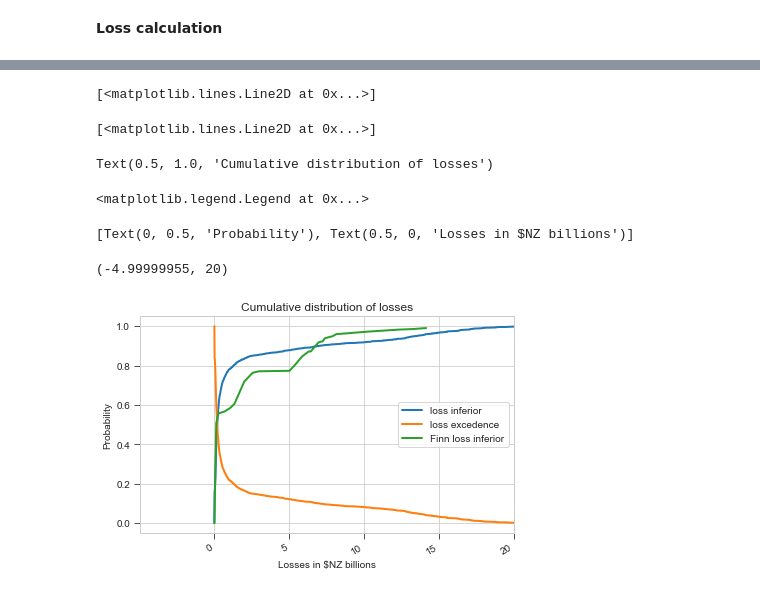
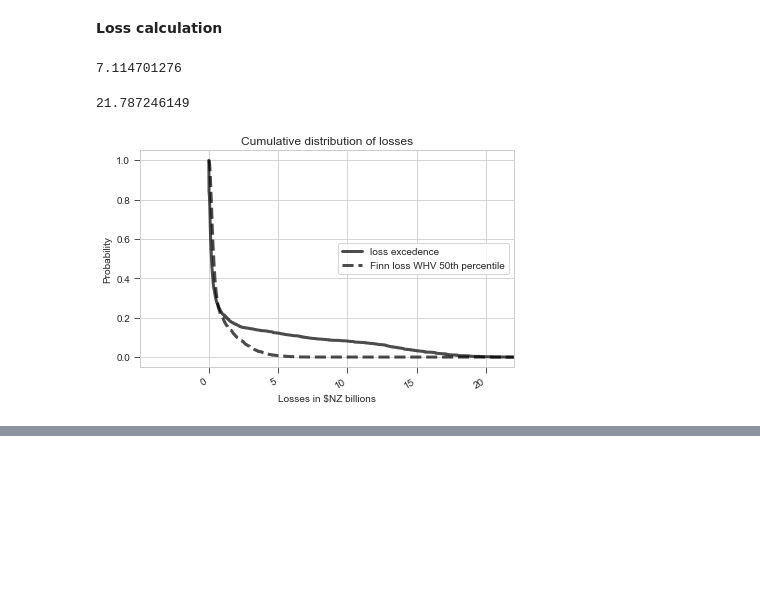
Before and after one commit to 37stu37/FFE, a Jupyter notebook: postprocessingFFE.ipynb, the cells around one changed output, grey strips where cells are left out. Cells and saved outputs as stored; diff of their text form; code cells hidden in the pictures; blank space fills up the shorter version.

```diff
--- a/postprocessingFFE.ipynb
+++ b/postprocessingFFE.ipynb
@@ -166,26 +172,35 @@ FinnProbability = np.array([0, 0.507380074, 0.556457565, 0.566789668, 0.58487084
+# %%
+max(dataFinn3000.ReplacementValue)/1e9
+max(ccDflossCum.Replacemen)/1e9
+# %% [output]
+7.114701276
+21.787246149
 # %%
+%%time
 lossLevels = np.arange(1000, 100e9, 10000)
 excLess = np.array([np.count_nonzero(ccDflossCum.Replacemen.values <= x) for x in lossLevels])/3000
 excMore = np.array([np.count_nonzero(ccDflossCum.Replacemen.values >= x) for x in lossLevels])/3000
 
 
 plt.style.use('seaborn-whitegrid')
 fig, (ax1) = plt.subplots(nrows=1, ncols=1)#, figsize=(15, 10))
 
-ax1.plot(lossLevels/1e9, excLess, linewidth=2, label='loss inferior')
-ax1.plot(lossLevels/1e9, excMore, linewidth=2, label='loss excedence')
-ax1.plot(FinnLosses/1e9, FinnProbability, linewidth=2, label='Finn loss inferior')
+# ax1.plot(lossLevels/1e9, excLess, linewidth=2, linestyle='label='loss inferior')
+ax1.plot(lossLevels/1e9, excMore, linewidth=3, linestyle='solid', alpha=0.7, color='black', label='loss excedence')
+# ax1.plot(FinnLosses/1e9, FinnProbability, linewidth=2, linestyle='dashed', label='Finn loss report')
+ax1.plot(lossLevels/1e9, excMoreFinn, linewidth=3, linestyle='dashed', alpha=0.7, color='black', label='Finn loss WHV 50th percentile')
 
 ax1.set_title('Cumulative distribution of losses')
 ax1.ticklabel_format(useOffset=False, style= 'scientific')
 ax1.tick_params(direction="out", length=6)
 ax1.legend(loc="center right", frameon=True)
 ax1.set(xlabel="Losses in $NZ billions", ylabel="Probability")
 # ax1.set_xscale('log')
-ax1.set_xlim([None, 20])
+ax1.set_xlim([None, 22])
 
 fig.autofmt_xdate()
 plt.tight_layout()
 plt.savefig(pathShapefile / 'ExcLosses.png', dpi=600)
 plt.show()
 # %% [output]
+[figure, new version]
@@ -193,10 +208,3 @@ plt.show()
-[<matplotlib.lines.Line2D at 0x...>]
-[<matplotlib.lines.Line2D at 0x...>]
-Text(0.5, 1.0, 'Cumulative distribution of losses')
-<matplotlib.legend.Legend at 0x...>
-[Text(0, 0.5, 'Probability'), Text(0.5, 0, 'Losses in $NZ billions')]
-(-4.99999955, 20)
-[figure, old version]
 # %%
 plt.style.use('seaborn-whitegrid')
 fig, (ax1) = plt.subplots(nrows=1, ncols=1)#, figsize=(15, 10))
```
Also changed, not shown: parts of 3 cells of this notebook.
